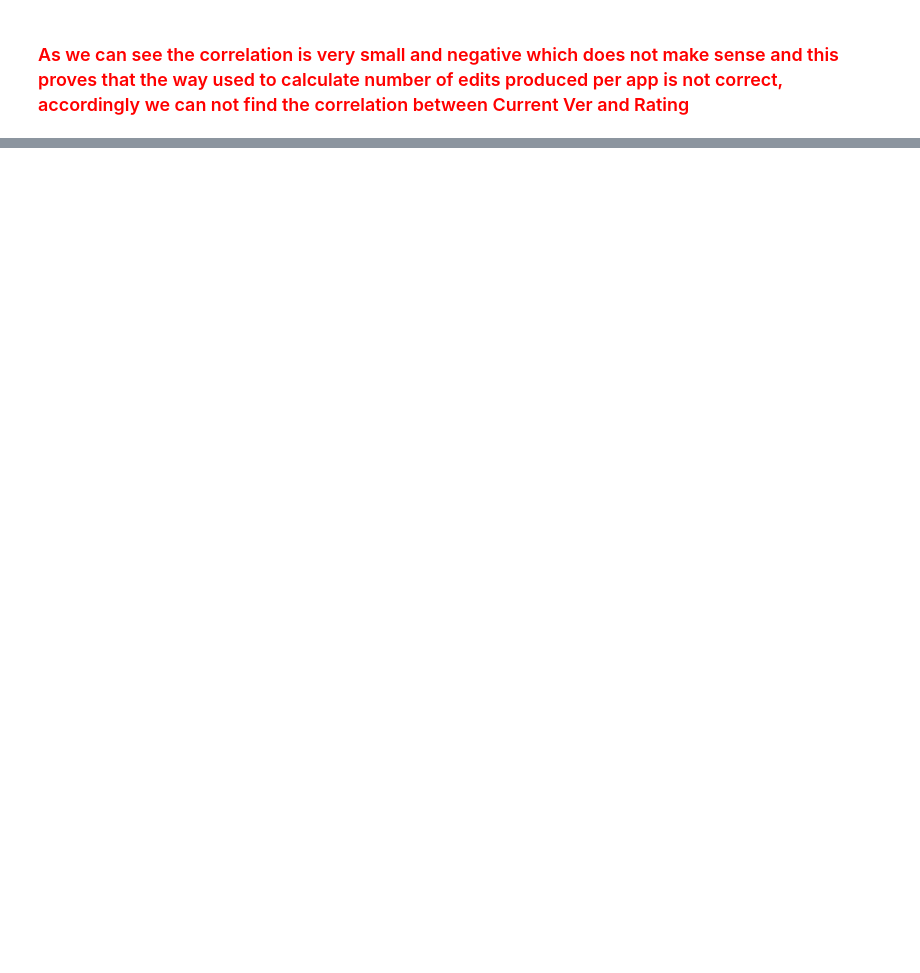
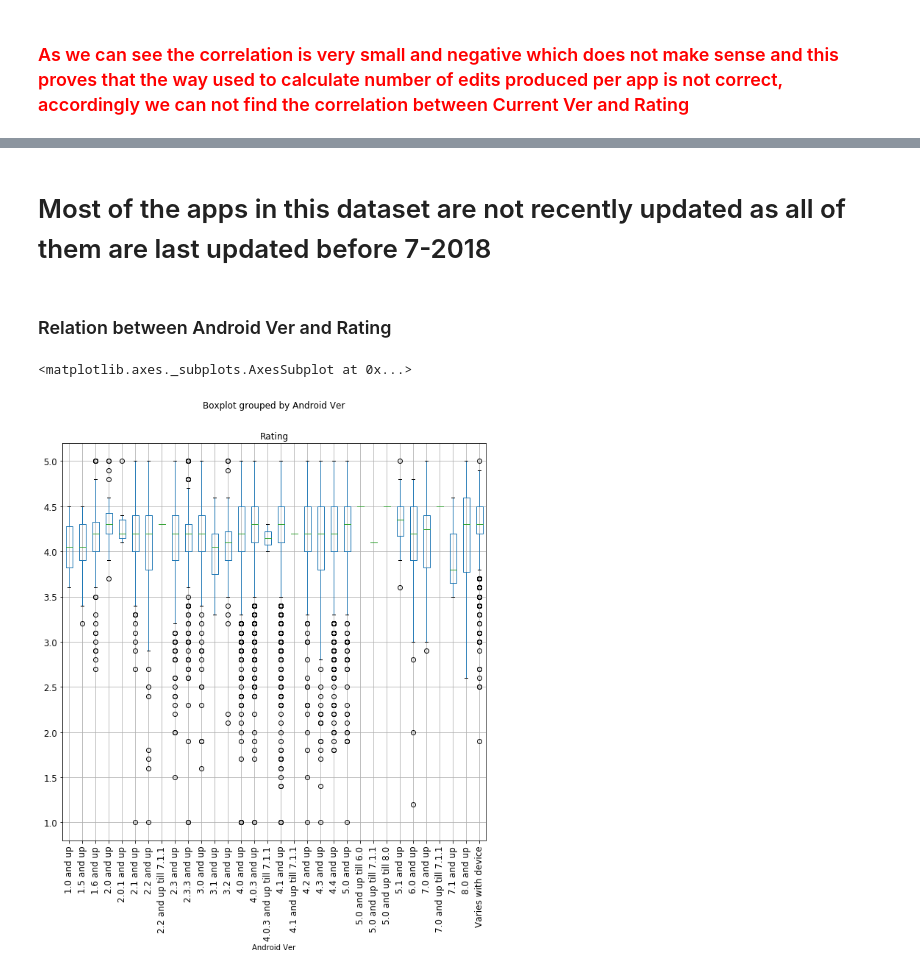
Before and after one commit to yasmeenel3sh/DataEngineeringCourseProject, a Jupyter notebook: google-play-store-apps/Final.ipynb, the cells around one changed output, grey strips where cells are left out. Saved outputs shown, nothing was run; the diff lists cells and outputs as text; code cells hidden in the pictures; blank space fills up the shorter version.

```diff
--- a/google-play-store-apps/Final.ipynb
+++ b/google-play-store-apps/Final.ipynb
@@ -603,0 +830,9 @@ Rating         -0.001856  1.000000
+# %% [markdown]
+# Most of the apps in this dataset are not recently updated as all of them are last updated before 7-2018
+# %% [markdown]
+### Relation between Android Ver and Rating
+# %%
+data.boxplot(column='Rating', by='Android Ver',rot=90, fontsize=12, figsize=(10,10), grid=True)
+# %% [output]
+<matplotlib.axes._subplots.AxesSubplot at 0x...>
+[figure, added]
```
Also changed, not shown: parts of 43 cells of this notebook.
